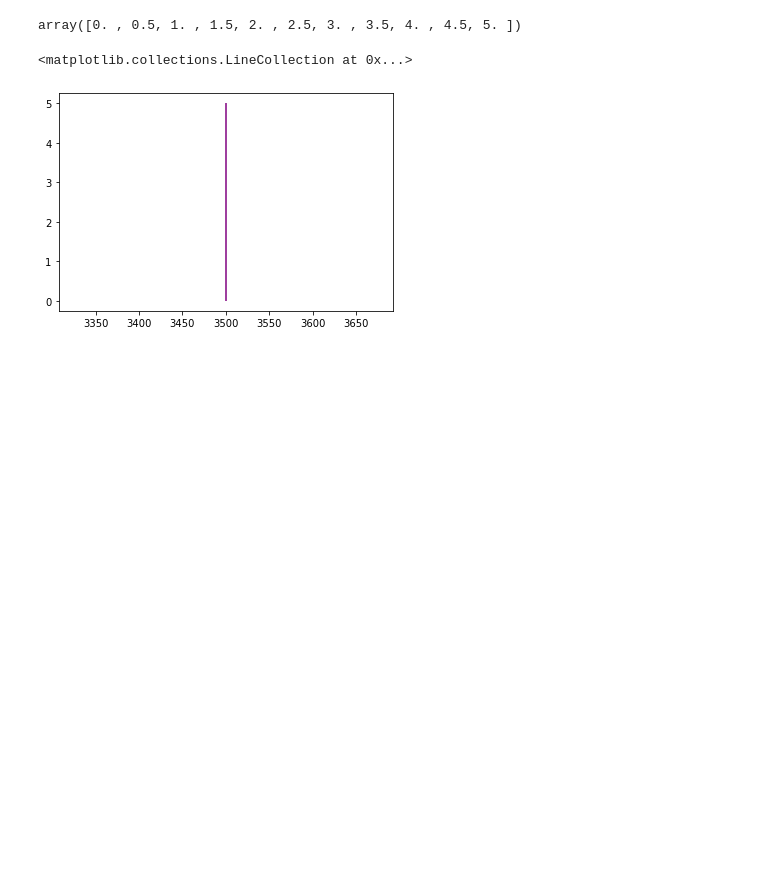
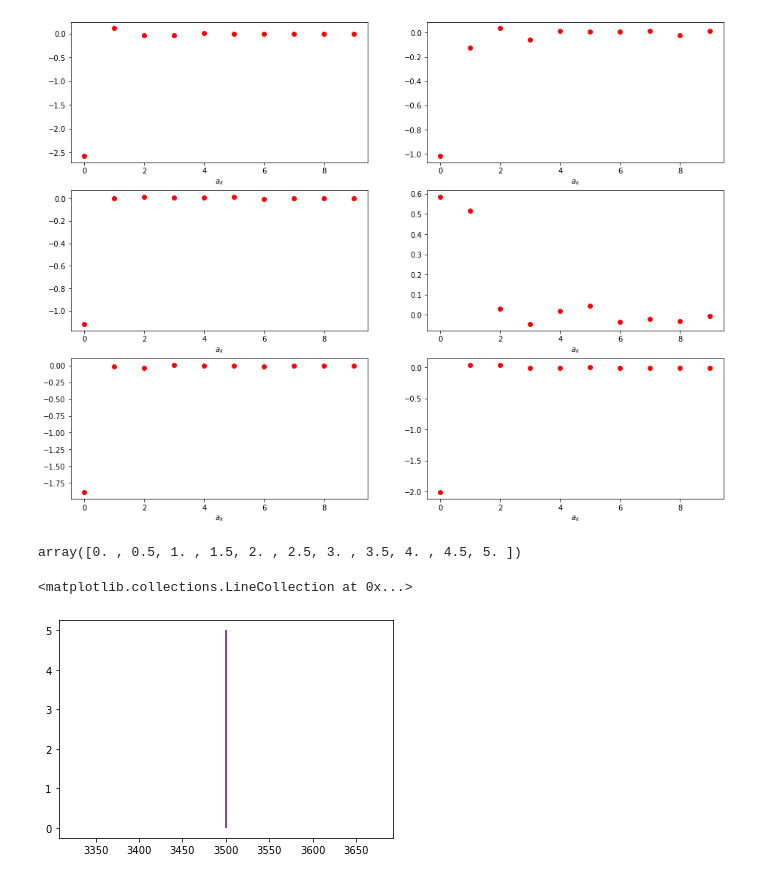
Before and after one commit to ViskaWei/PIML_v0, a Jupyter notebook: nb/M31G.ipynb, the cells around one changed output. Drawn from its saved outputs; the diff is of its cells as text; code cells hidden in the pictures; blank space fills up the shorter version.

```diff
--- a/nb/M31G.ipynb
+++ b/nb/M31G.ipynb
@@ -20,0 +55,2 @@ bb = BoxWR()
+# %%
+Dak=b.load_ak()
@@ -21,3 +75,7 @@ bb = BoxWR()
+# %%
+b.plot_Dak(Dak)
+# %% [output]
+[figure, added]
 # %%
 dfpara = bb.IO.read_dfpara()
 # %%
```
Also changed, not shown: parts of 9 cells of this notebook, 9 other files.
